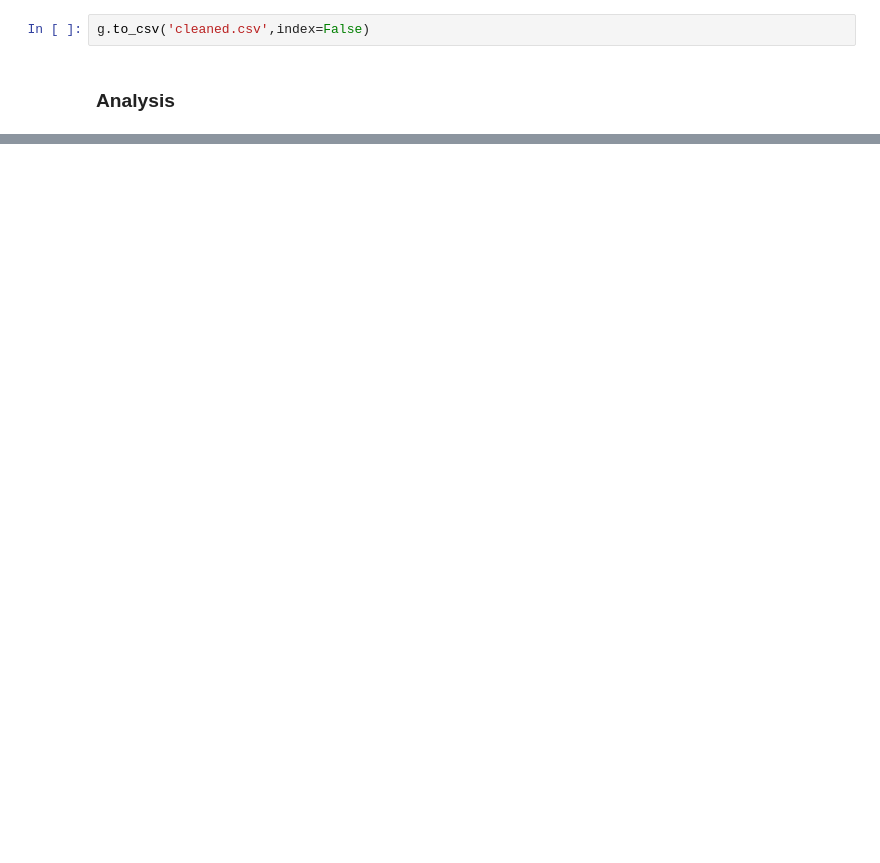
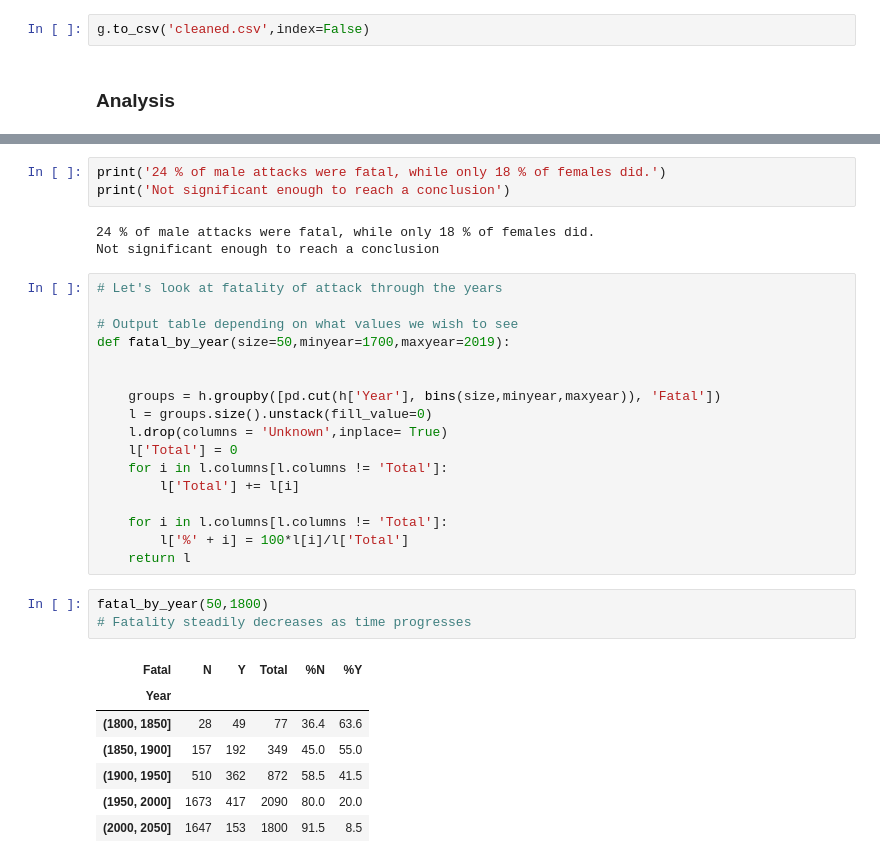
Before and after one commit to jmgpgit/Shark_Data_Clean, a Jupyter notebook: clean.ipynb, the cells around one changed output, grey strips where cells are left out. Cells and saved outputs as stored; diff of their text form; blank space fills up the shorter version.

```diff
--- a/clean.ipynb
+++ b/clean.ipynb
@@ -316,0 +487,34 @@ h[h['Type'] == 'Unknown']
+# %%
+print('24 % of male attacks were fatal, while only 18 % of females did.')
+print('Not significant enough to reach a conclusion')
+# %% [output]
+24 % of male attacks were fatal, while only 18 % of females did.
+Not significant enough to reach a conclusion
+# %%
+# Let's look at fatality of attack through the years
+
+# Output table depending on what values we wish to see
+def fatal_by_year(size=50,minyear=1700,maxyear=2019):
+
+
+    groups = h.groupby([pd.cut(h['Year'], bins(size,minyear,maxyear)), 'Fatal'])
+    l = groups.size().unstack(fill_value=0)
+    l.drop(columns = 'Unknown',inplace= True)
+    l['Total'] = 0
+    for i in l.columns[l.columns != 'Total']:
+        l['Total'] += l[i]
+
+    for i in l.columns[l.columns != 'Total']:
+        l['%' + i] = 100*l[i]/l['Total']
+    return l
+# %%
+fatal_by_year(50,1800)
+# Fatality steadily decreases as time progresses
+# %% [output]
+| Fatal | N | Y | Total | %N | %Y |
+| Year |  |  |  |  |  |
+| (1800, 1850] | 28 | 49 | 77 | 36.4 | 63.6 |
+| (1850, 1900] | 157 | 192 | 349 | 45.0 | 55.0 |
+| (1900, 1950] | 510 | 362 | 872 | 58.5 | 41.5 |
+| (1950, 2000] | 1673 | 417 | 2090 | 80.0 | 20.0 |
+| (2000, 2050] | 1647 | 153 | 1800 | 91.5 | 8.5 |
```
Also changed, not shown: parts of 19 cells of this notebook, 1 other file.
